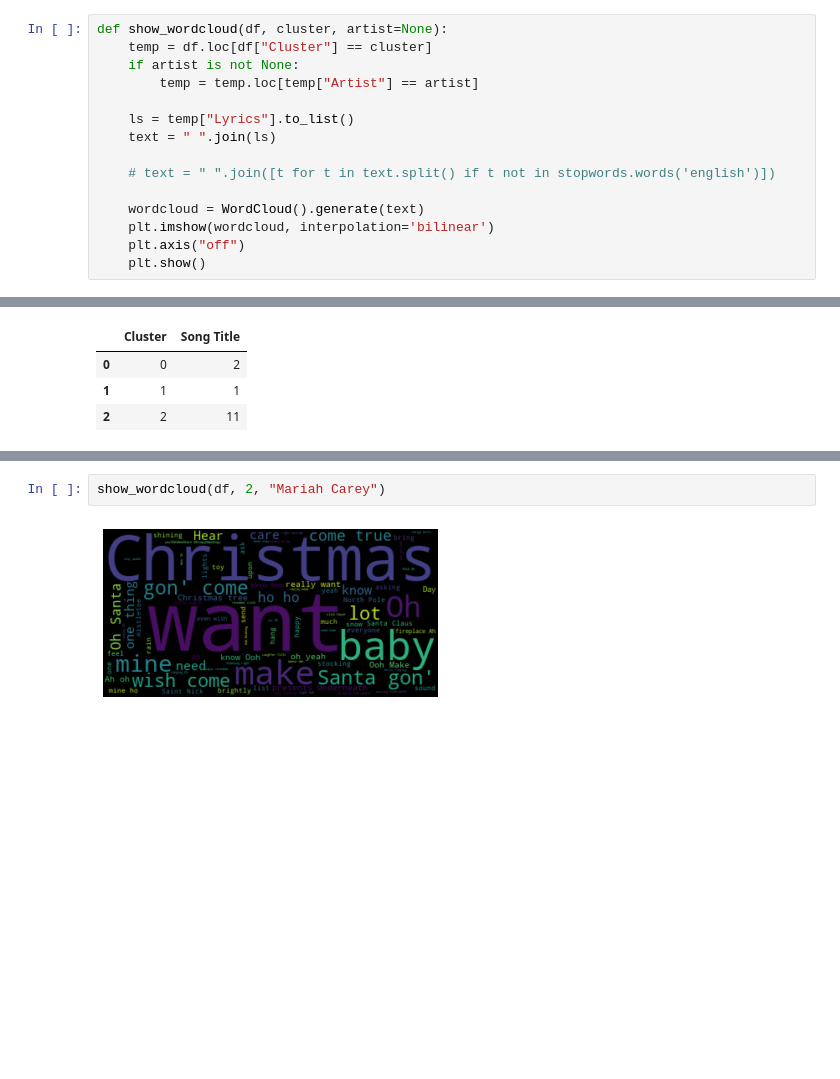
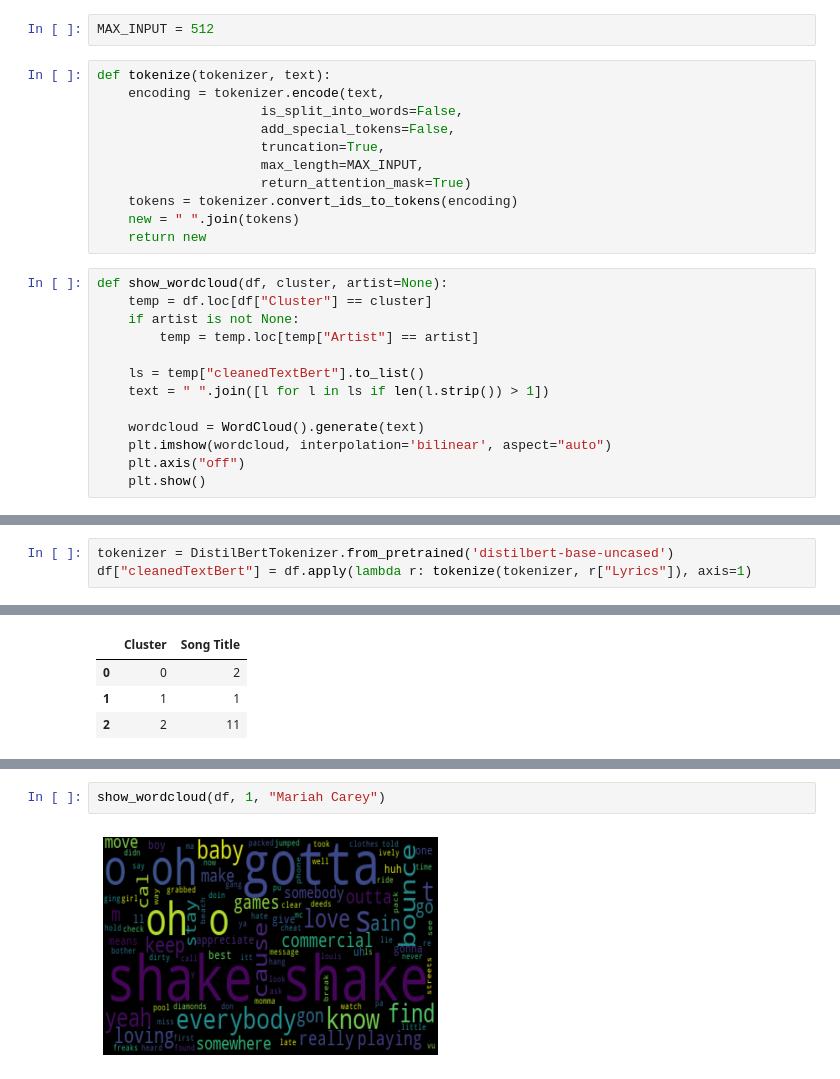
Before and after one commit to AaqibCogni/Song-Popularity-Prediction, a Jupyter notebook: BertClustering.ipynb, the cells around one changed output, grey strips where cells are left out. Cells and saved outputs as stored; diff of their text form; blank space fills up the shorter version.

Commit message:
tokenize for wordcloud

```diff
--- a/BertClustering.ipynb
+++ b/BertClustering.ipynb
@@ -15,16 +13,27 @@ import warnings
+# %%
+MAX_INPUT = 512
+# %%
+def tokenize(tokenizer, text):
+    encoding = tokenizer.encode(text,
+                     is_split_into_words=False,
+                     add_special_tokens=False,
+                     truncation=True,
+                     max_length=MAX_INPUT,
+                     return_attention_mask=True)
+    tokens = tokenizer.convert_ids_to_tokens(encoding)
+    new = " ".join(tokens)
+    return new
 # %%
 def show_wordcloud(df, cluster, artist=None):
     temp = df.loc[df["Cluster"] == cluster]
     if artist is not None:
         temp = temp.loc[temp["Artist"] == artist]
 
-    ls = temp["Lyrics"].to_list()
-    text = " ".join(ls)
-
-    # text = " ".join([t for t in text.split() if t not in stopwords.words('english')])
+    ls = temp["cleanedTextBert"].to_list()
+    text = " ".join([l for l in ls if len(l.strip()) > 1])
 
     wordcloud = WordCloud().generate(text)
-    plt.imshow(wordcloud, interpolation='bilinear')
+    plt.imshow(wordcloud, interpolation='bilinear', aspect="auto")
     plt.axis("off")
     plt.show()
 # %%
@@ -188,6 +231,9 @@ df
 | 1967 | Russ & BIA | Like the way she work, ayy She al... | BEST ON EARTH | 2020 | 7 | 0.999997 | like the way she work ayi she alw... | 1 |
 | 1968 | Ed Sheeran Featuring Camila Cabel... | She got the, mm, brown eyes, cara... | South Of The Border | 2020 | 0 | 0.999997 | she got the brown eye caramel thi... | 0 |
 1969 rows × 8 columns
+# %%
+tokenizer = DistilBertTokenizer.from_pretrained('distilbert-base-uncased')
+df["cleanedTextBert"] = df.apply(lambda r: tokenize(tokenizer, r["Lyrics"]), axis=1)
 # %%
 df.groupby("Artist").count().sort_values(by="Lyrics", ascending=False).head(5)
 # %% [output]
@@ -227,7 +273,7 @@ df.loc[(df["Artist"] == "Mariah Carey") & (df["Cluster"] == 1)]
 # %%
-show_wordcloud(df, 2, "Mariah Carey")
+show_wordcloud(df, 1, "Mariah Carey")
 # %% [output]
-[figure, old version]
+[figure, new version]
 # %%
 show_wordcloud(df, 1)
 # %% [output]
```
Also changed, not shown: parts of 23 cells of this notebook, 1 other file.
